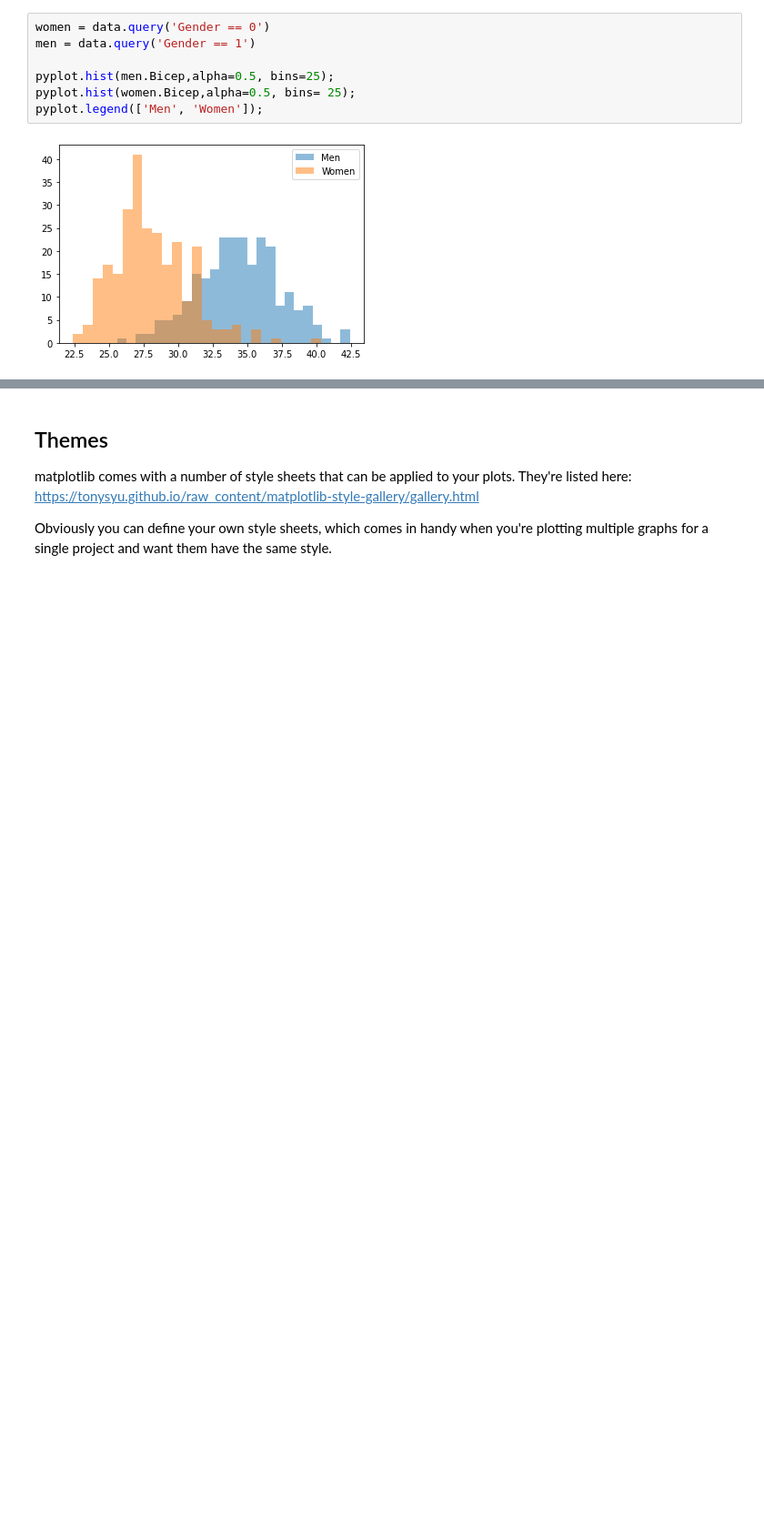
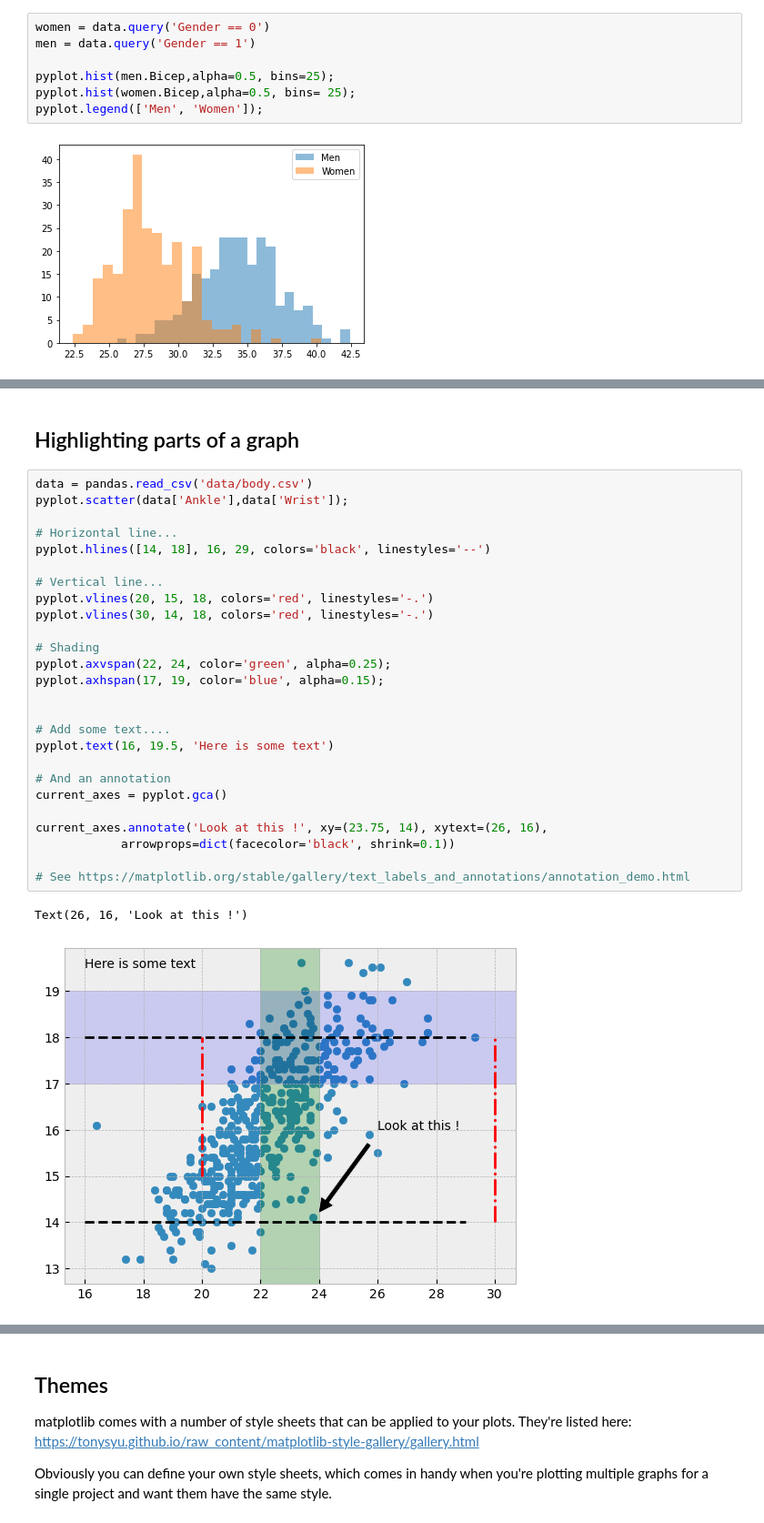
Before and after one commit to dvanderelst-classes/python-class, a Jupyter notebook: 13_Matplotlib_Advanced/Advanced Plotting.ipynb, the cells around one changed output, grey strips where cells are left out. Shown at 91% size. Drawn from its saved outputs; the diff is of its cells as text; blank space fills up the shorter version.

```diff
--- a/13_Matplotlib_Advanced/Advanced Plotting.ipynb
+++ b/13_Matplotlib_Advanced/Advanced Plotting.ipynb
@@ -100,0 +115,31 @@ pyplot.savefig('graph.png', dpi=300)
+# %% [markdown]
+## Highlighting parts of a graph
+# %%
+data = pandas.read_csv('data/body.csv')
+pyplot.scatter(data['Ankle'],data['Wrist']);
+
+# Horizontal line...
+pyplot.hlines([14, 18], 16, 29, colors='black', linestyles='--')
+
+# Vertical line...
+pyplot.vlines(20, 15, 18, colors='red', linestyles='-.')
+pyplot.vlines(30, 14, 18, colors='red', linestyles='-.')
+
+# Shading
+pyplot.axvspan(22, 24, color='green', alpha=0.25);
+pyplot.axhspan(17, 19, color='blue', alpha=0.15);
+
+
+# Add some text....
+pyplot.text(16, 19.5, 'Here is some text')
+
+# And an annotation
+current_axes = pyplot.gca()
+
+current_axes.annotate('Look at this !', xy=(23.75, 14), xytext=(26, 16),
+            arrowprops=dict(facecolor='black', shrink=0.1))
+
+# See https://matplotlib.org/stable/gallery/text_labels_and_annotations/annotation_demo.html
+# %% [output]
+Text(26, 16, 'Look at this !')
+[figure, added]
```
Also changed, not shown: parts of 20 cells of this notebook, 4 other files.
